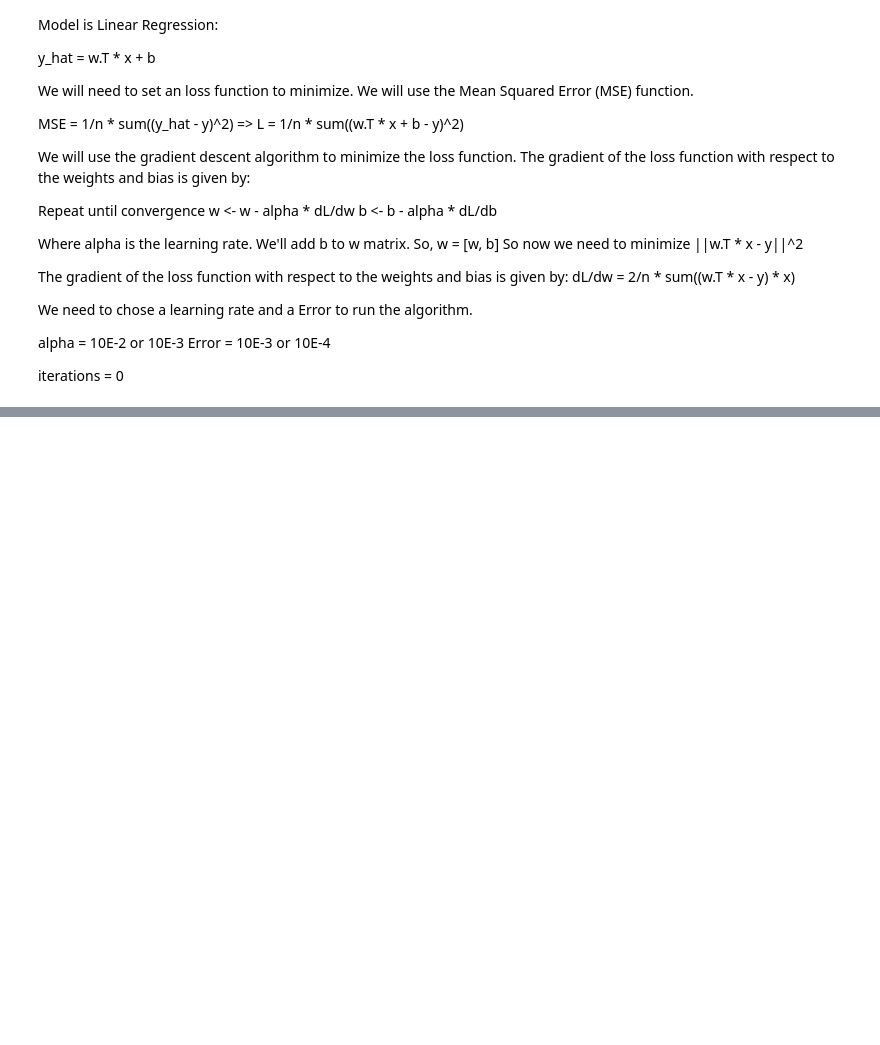
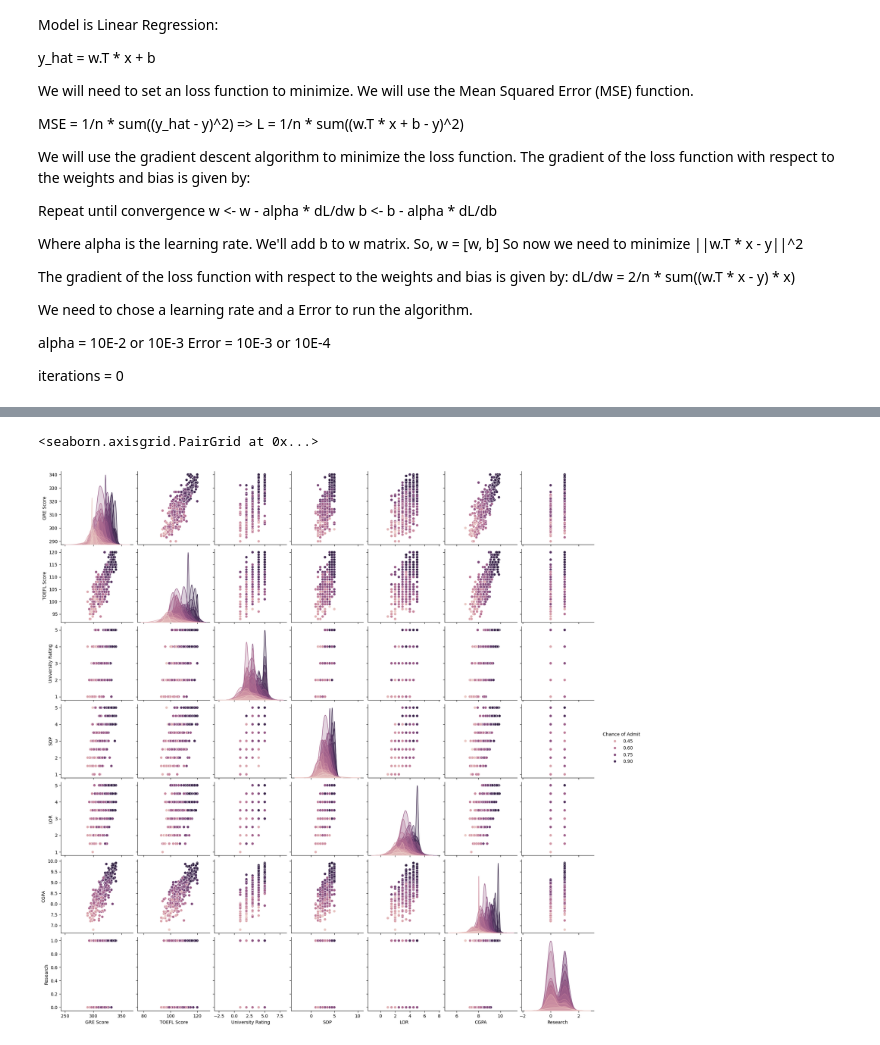
Before and after one commit to Vincent-devSG/DIDL, a Jupyter notebook: projects/linear_regression/part1/training.ipynb, the cells around one changed output, grey strips where cells are left out. Drawn from its saved outputs; the diff is of its cells as text; code cells hidden in the pictures; blank space fills up the shorter version.

```diff
--- a/projects/linear_regression/part1/training.ipynb
+++ b/projects/linear_regression/part1/training.ipynb
@@ -87,0 +92,6 @@ def MSE(y, y_hat):
+# %%
+# Pairwise feature plots
+sns.pairplot(data=train, hue="Chance of Admit", kind="scatter")
+# %% [output]
+<seaborn.axisgrid.PairGrid at 0x...>
+[figure, added]
```
Also changed, not shown: parts of 7 cells of this notebook, 3 other files.
